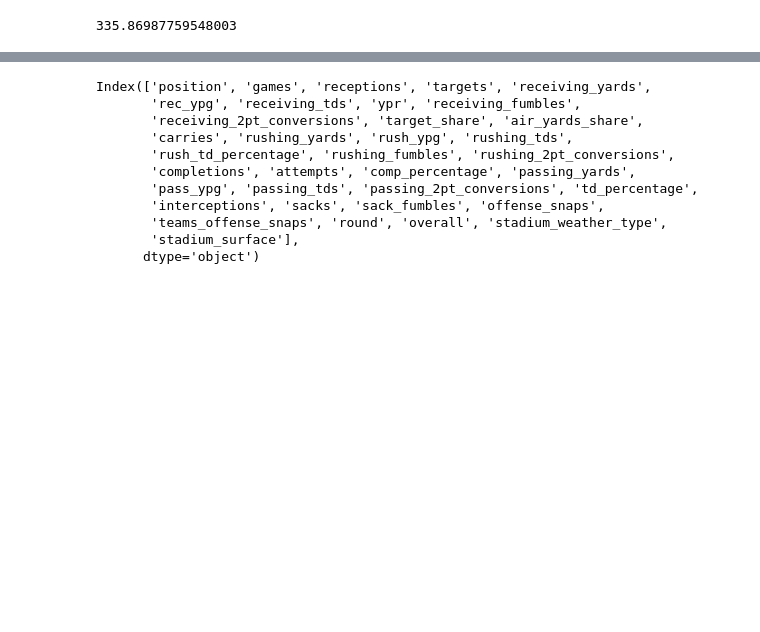
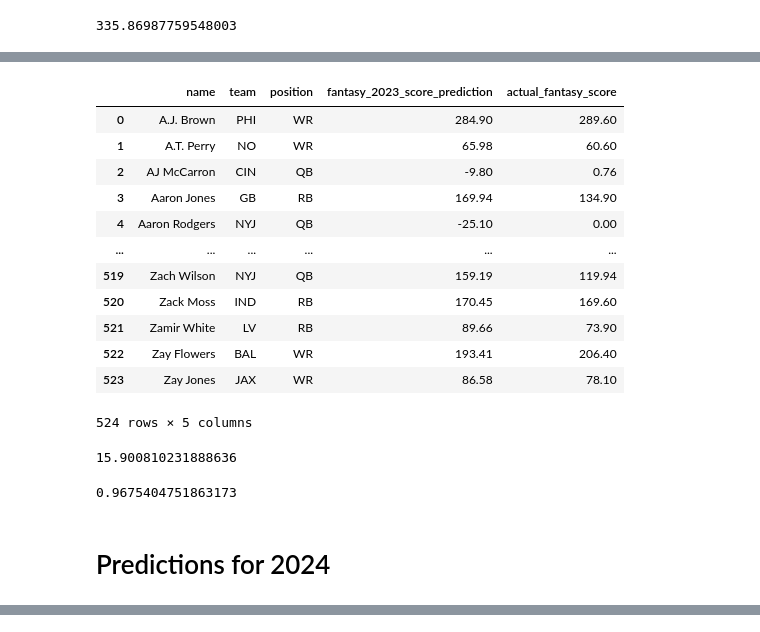
Before and after one commit to nmrodio/NFL_Fantasy_Football, a Jupyter notebook: nfl_fantasy_football_model.ipynb, the cells around one changed output, grey strips where cells are left out. Drawn from its saved outputs; the diff is of its cells as text; code cells hidden in the pictures; blank space fills up the shorter version.

```diff
--- a/nfl_fantasy_football_model.ipynb
+++ b/nfl_fantasy_football_model.ipynb
@@ -133,0 +184,4 @@ mse
+# %%
+test_2023_predictions = lr_model.predict(encoded_2023_test_data)
+
+test_2023_predictions
@@ -134,3 +206,47 @@ mse
+# %%
+fantasy_2023_predictions = test_2023_data.copy()
+
+# Creating a new column that holds model predictions
+fantasy_2023_predictions['fantasy_2023_score_prediction'] = test_2023_predictions
+
+# Rounding the fantasy score predictions to 2 decimal places
+fantasy_2023_predictions['fantasy_2023_score_prediction'] = round(fantasy_2023_predictions['fantasy_2023_score_prediction'], 2)
+
+# Chosing the columns that are shown in the dataframe
+fantasy_2023_predictions = fantasy_2023_predictions[['name', 'team', 'position', 'fantasy_2023_score_prediction']]
+
+# Pulling in a new column that has the actual fantasy score for each player from 2023
+fantasy_2023_predictions['actual_fantasy_score'] = test_2023_data['fantasy_points_ppr']
+
+fantasy_2023_predictions
+# %% [output]
+|  | name | team | position | fantasy_2023_score_prediction | actual_fantasy_score |
+| 0 | A.J. Brown | PHI | WR | 284.90 | 289.60 |
+| 1 | A.T. Perry | NO | WR | 65.98 | 60.60 |
+| 2 | AJ McCarron | CIN | QB | -9.80 | 0.76 |
+| 3 | Aaron Jones | GB | RB | 169.94 | 134.90 |
+| 4 | Aaron Rodgers | NYJ | QB | -25.10 | 0.00 |
+| ... | ... | ... | ... | ... | ... |
+| 519 | Zach Wilson | NYJ | QB | 159.19 | 119.94 |
+| 520 | Zack Moss | IND | RB | 170.45 | 169.60 |
+| 521 | Zamir White | LV | RB | 89.66 | 73.90 |
+| 522 | Zay Flowers | BAL | WR | 193.41 | 206.40 |
+| 523 | Zay Jones | JAX | WR | 86.58 | 78.10 |
+524 rows × 5 columns
+# %%
+import math
+mse_2023 = mean_squared_error(fantasy_2023_predictions['actual_fantasy_score'], fantasy_2023_predictions['fantasy_2023_score_prediction'])
+rmse_2023 = math.sqrt(mse_2023)
+rmse_2023
+# %% [output]
+15.900810231888636
+# %%
+r2_2023 = r2_score(fantasy_2023_predictions['actual_fantasy_score'], fantasy_2023_predictions['fantasy_2023_score_prediction'])
+r2_2023
+# %% [output]
+0.9675404751863173
+# %% [markdown]
+# Predictions for 2024
 # %%
 prediction_data = pd.read_csv('predicting_data.csv')
 prediction_data.head()
@@ -142,20 +258,6 @@ prediction_data.head()
 | 3 | Aaron Jones | GB | RB | 13.571429 | 38.857143 | 52.000000 | 296.571429 | 20.691429 | 2.571429 | ... |
 | 4 | Aaron Rodgers | NYJ | QB | 13.272727 | 0.181818 | 0.181818 | -0.909091 | -0.057273 | 0.000000 | ... |
 5 rows × 39 columns
-# %%
-prediction_data_cleaned.columns
-# %% [output]
-Index(['position', 'games', 'receptions', 'targets', 'receiving_yards',
-       'rec_ypg', 'receiving_tds', 'ypr', 'receiving_fumbles',
-       'receiving_2pt_conversions', 'target_share', 'air_yards_share',
-       'carries', 'rushing_yards', 'rush_ypg', 'rushing_tds',
-       'rush_td_percentage', 'rushing_fumbles', 'rushing_2pt_conversions',
-       'completions', 'attempts', 'comp_percentage', 'passing_yards',
-       'pass_ypg', 'passing_tds', 'passing_2pt_conversions', 'td_percentage',
-       'interceptions', 'sacks', 'sack_fumbles', 'offense_snaps',
-       'teams_offense_snaps', 'round', 'overall', 'stadium_weather_type',
-       'stadium_surface'],
-      dtype='object')
 # %%
 prediction_data_cleaned = prediction_data.drop(columns = ['name', 'team', 'receptions', 'receiving_yards', 'receiving_tds', 'receiving_2pt_conversions',
                             'rushing_yards', 'rushing_tds', 'rushing_2pt_conversions', 'completions', 'passing_yards',
```
Also changed, not shown: parts of 17 cells of this notebook.
